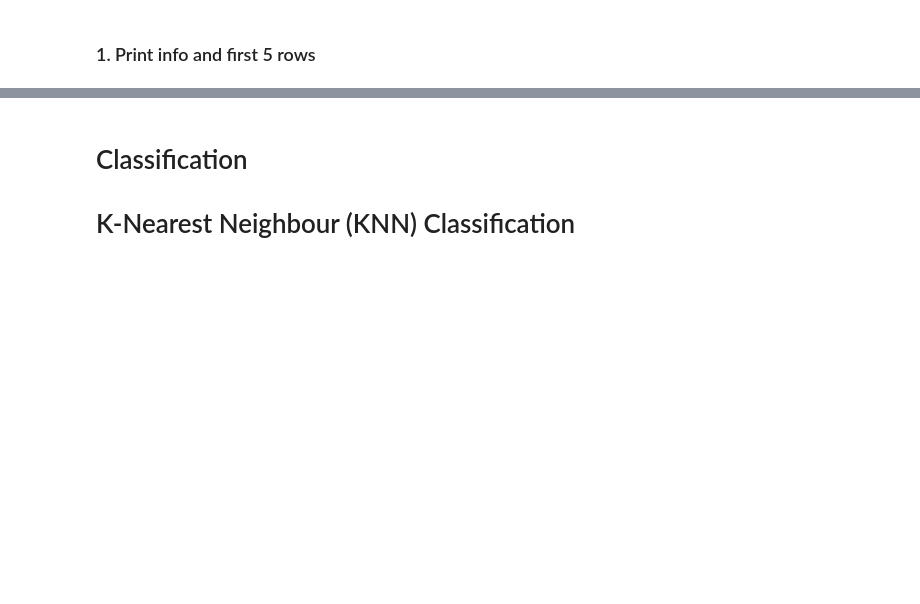
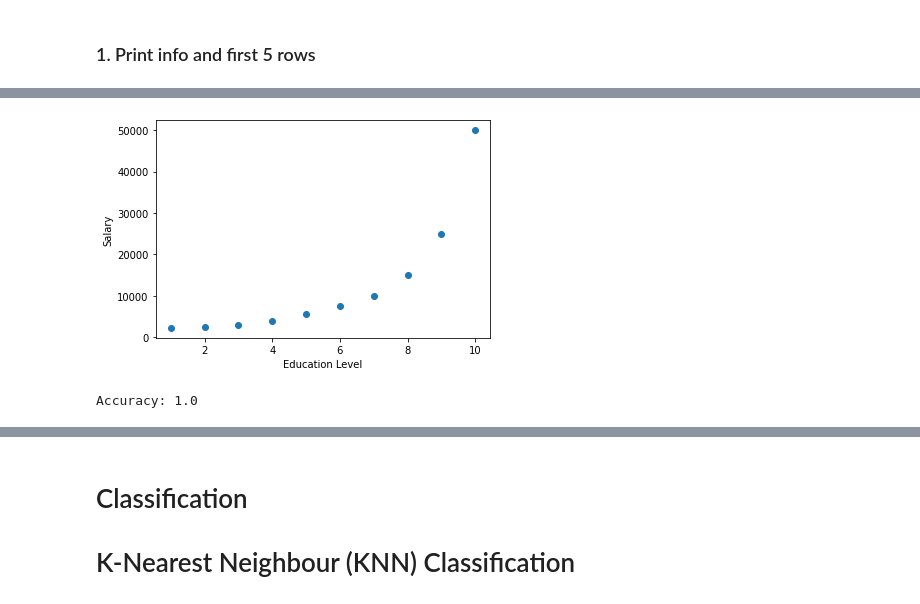
Before and after one commit to zoubida123ck/python-for-finance, a Jupyter notebook: day_07/assignments/machine-learning-exercise.ipynb, the cells around one changed output, grey strips where cells are left out. Cells and saved outputs as stored; diff of their text form; code cells hidden in the pictures; blank space fills up the shorter version.

```diff
--- a/day_07/assignments/machine-learning-exercise.ipynb
+++ b/day_07/assignments/machine-learning-exercise.ipynb
@@ -115,4 +199,4 @@
 # %%
-# import data salary.csv
+salary_data= pd.read_csv("../data/salary.csv")
 # %% [markdown]
 ### 1. Print info and first 5 rows
@@ -140,0 +239,17 @@
+# %%
+plt.scatter(salary_data['Education level'].values, salary_data['salary'].values)
+plt.xlabel('Education Level')
+plt.ylabel('Salary')
+plt.show()
+# %% [output]
+[figure, added]
+# %%
+X= np.array(salary_data['Education level'].values).reshape(-1,1)
+Y= np.array(salary_data['salary'].values)
+classifier=svm.SVC(kernel='rbf')
+classifier.fit(X,Y)
+Y_predict = classifier.predict(X)
+from sklearn import metrics
+print("Accuracy:",metrics.accuracy_score(Y, Y_predict))
+# %% [output]
+Accuracy: 1.0
```
Also changed, not shown: parts of 58 cells of this notebook, 10 other files.
